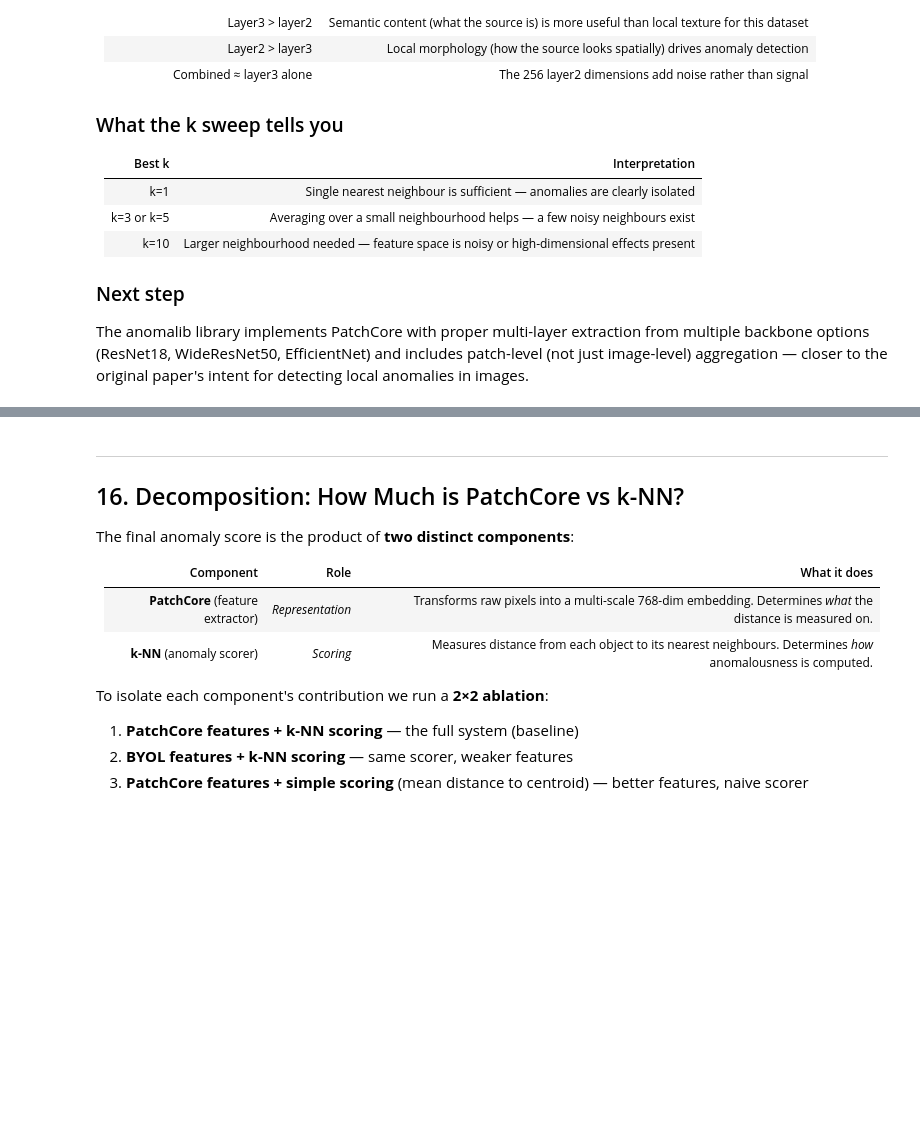
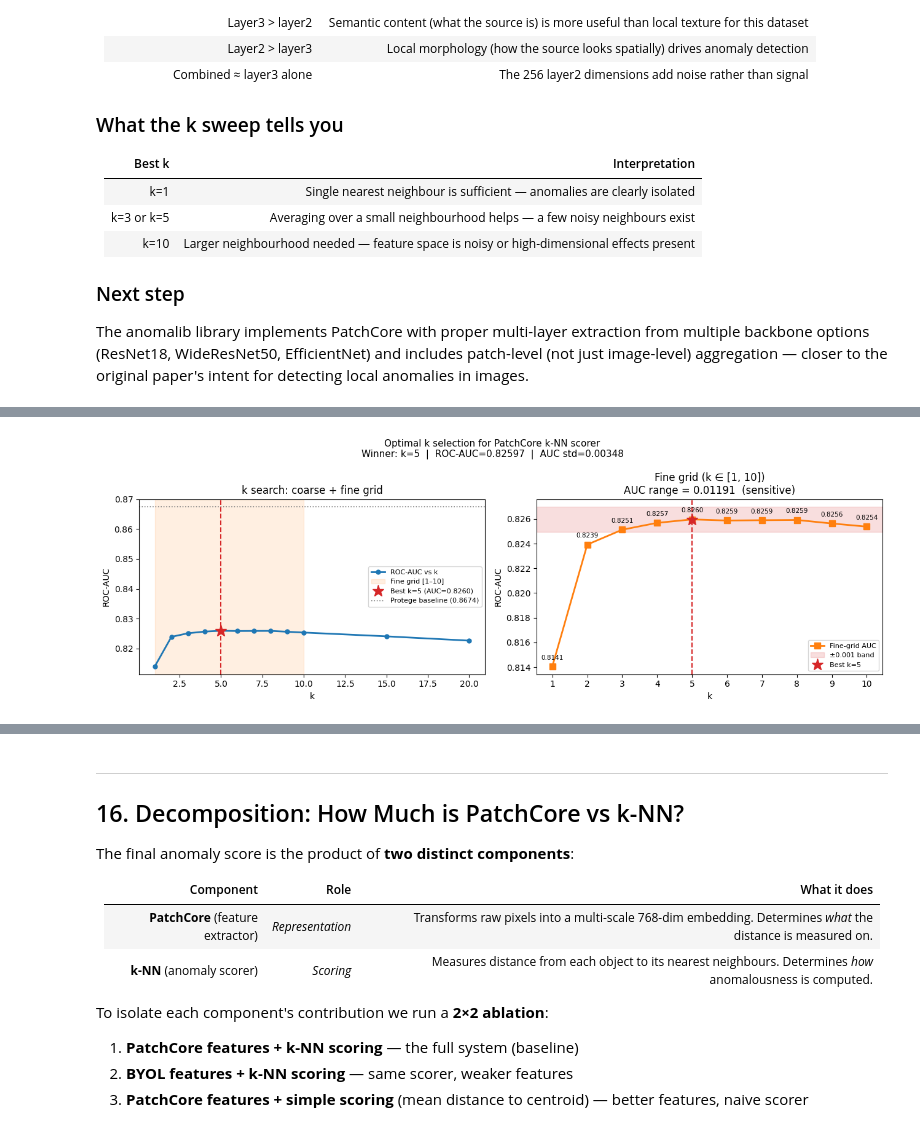
Before and after one commit to MioraRandrianasy/Patchore_feature_extraction_MGCLS, a Jupyter notebook: scripts/patchcore_extraction.ipynb, the cells around one changed output, grey strips where cells are left out. Drawn from its saved outputs; the diff is of its cells as text; code cells hidden in the pictures; blank space fills up the shorter version.

```diff
--- a/scripts/patchcore_extraction.ipynb
+++ b/scripts/patchcore_extraction.ipynb
@@ -761,0 +884,78 @@ original paper's intent for detecting local anomalies in images.
+# %%
+# ── 15b.3  Visualise k search ────────────────────────────────────────────
+
+import matplotlib.pyplot as plt
+import matplotlib.patches as mpatches
+
+fig, axes = plt.subplots(1, 2, figsize=(13, 4.5))
+
+# ── Left: full coarse + fine curve ───────────────────────────────────────
+ax = axes[0]
+
+# merge coarse + fine into one sorted series for display
+all_k   = sorted(set(list(coarse_results.keys()) + list(fine_results.keys())))
+all_auc = [fine_results.get(k, coarse_results.get(k)) for k in all_k]
+
+ax.plot(all_k, all_auc, 'o-', color='#1f77b4', linewidth=2, markersize=5,
+        label='ROC-AUC vs k')
+
+# shade fine-grid region
+ax.axvspan(fine_lo, fine_hi, alpha=0.12, color='#ff7f0e',
+           label=f'Fine grid [{fine_lo}–{fine_hi}]')
+
+# mark best k
+ax.axvline(best_k, color='#d62728', linewidth=1.5, linestyle='--')
+ax.plot(best_k, best_auc, '*', color='#d62728', markersize=14,
+        label=f'Best k={best_k} (AUC={best_auc:.4f})')
+
+# Protege reference
+prot_auc = roc_auc_score(y_pc, pca_scores_pc)
+ax.axhline(prot_auc, color='gray', linewidth=1.2, linestyle=':',
+           label=f'Protege baseline ({prot_auc:.4f})')
+
+ax.set_xlabel('k')
+ax.set_ylabel('ROC-AUC')
+ax.set_title('k search: coarse + fine grid')
+ax.legend(fontsize=8)
+
+# ── Right: fine-grid zoom with error band ────────────────────────────────
+ax2 = axes[1]
+
+fine_k_list   = sorted(fine_results.keys())
+fine_auc_list = [fine_results[k] for k in fine_k_list]
+
+ax2.plot(fine_k_list, fine_auc_list, 's-', color='#ff7f0e',
+         linewidth=2, markersize=7, label='Fine-grid AUC')
+
+# shade ±0.001 stability band around best
+ax2.axhspan(best_auc - 0.001, best_auc + 0.001,
+            alpha=0.15, color='#d62728', label='±0.001 band')
+
+ax2.axvline(best_k, color='#d62728', linewidth=1.5, linestyle='--')
+ax2.plot(best_k, best_auc, '*', color='#d62728', markersize=14,
+         label=f'Best k={best_k}')
+
+# annotate each point
+for k, a in zip(fine_k_list, fine_auc_list):
+    ax2.annotate(f'{a:.4f}', (k, a),
+                 textcoords='offset points', xytext=(0, 8),
+                 ha='center', fontsize=7.5)
+
+ax2.set_xlabel('k')
+ax2.set_ylabel('ROC-AUC')
+ax2.set_title(f'Fine grid (k ∈ [{fine_lo}, {fine_hi}])\n'
+              f'AUC range = {auc_range:.5f}  '
+              f'({"stable" if auc_range < 0.005 else "sensitive"})')
+ax2.legend(fontsize=8)
+ax2.set_xticks(fine_k_list)
+
+plt.suptitle(
+    f'Optimal k selection for PatchCore k-NN scorer\n'
+    f'Winner: k={best_k}  |  ROC-AUC={best_auc:.5f}  |  '
+    f'AUC std={auc_std:.5f}',
+    fontsize=11
+)
+plt.tight_layout()
+plt.show()
+# %% [output]
+[figure, added]
```
Also changed, not shown: parts of 23 cells of this notebook, 4 other files.
